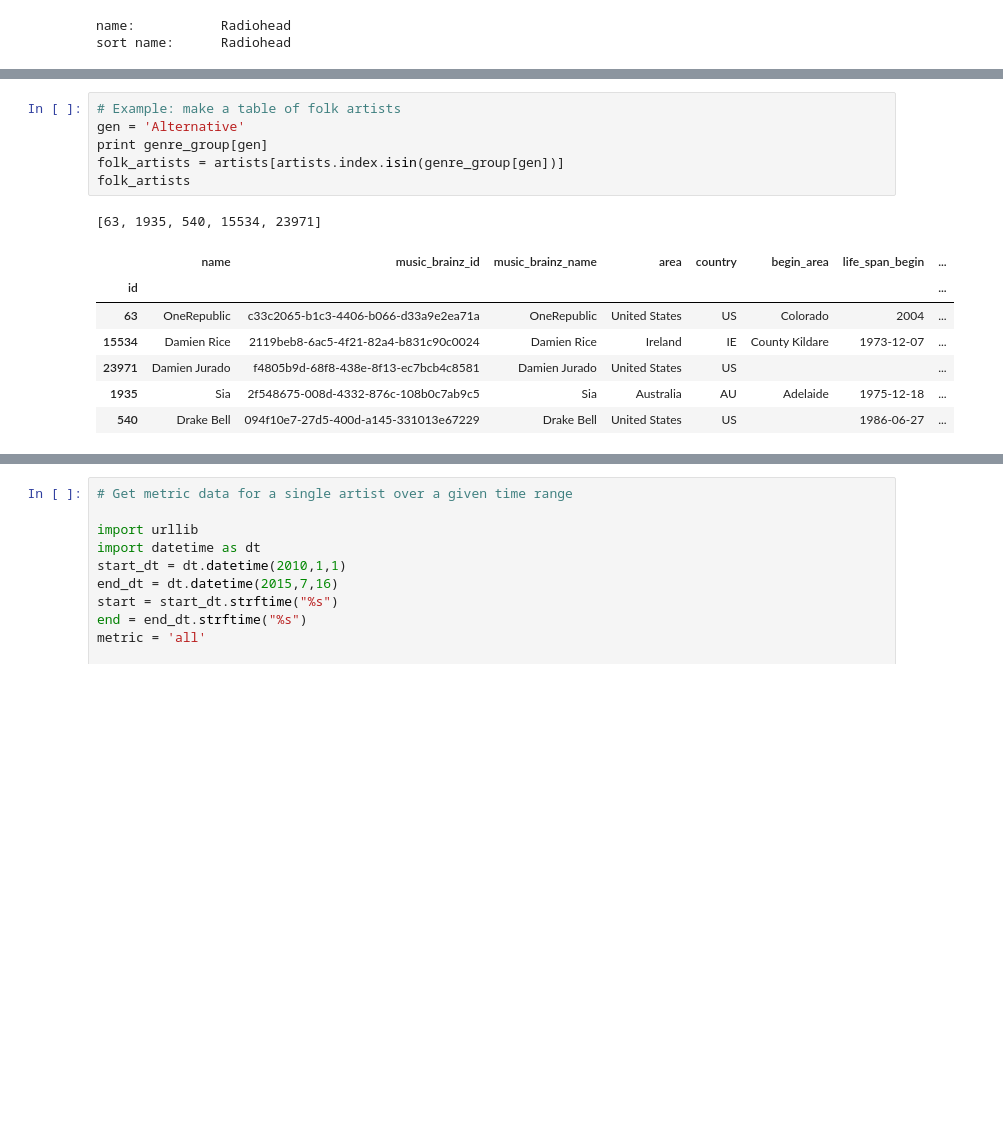
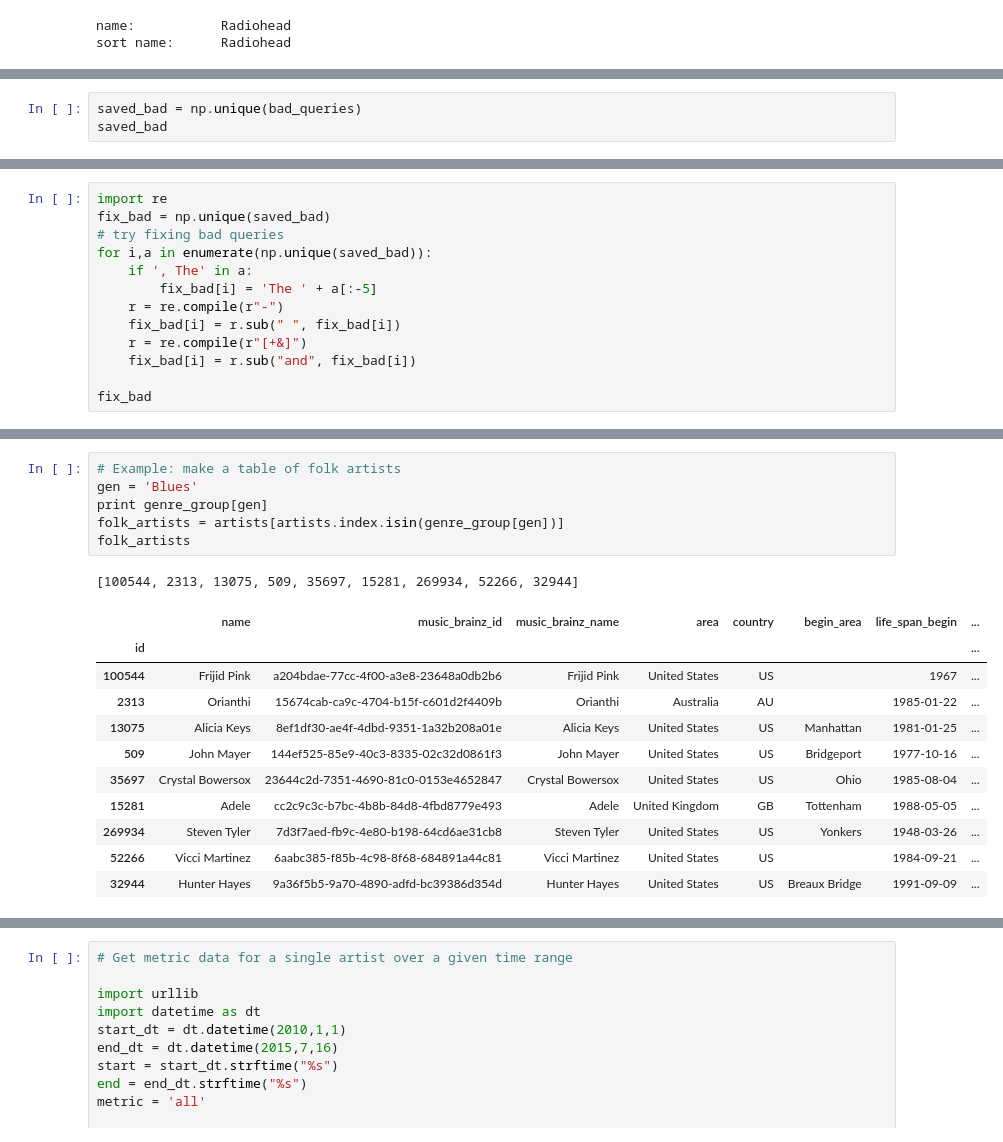
Before and after one commit to trxw/CDIPS_PandoraTeam, a Jupyter notebook: nextbigsound/nbs_api.ipynb, the cells around one changed output, grey strips where cells are left out. Saved outputs shown, nothing was run; the diff lists cells and outputs as text; blank space fills up the shorter version.

```diff
--- a/nextbigsound/nbs_api.ipynb
+++ b/nextbigsound/nbs_api.ipynb
@@ -248,0 +264,3 @@ IOError: ('http protocol error', 0, 'got a bad status line', None)
+# %%
+saved_bad = np.unique(bad_queries)
+saved_bad
@@ -248,0 +282,13 @@ IOError: ('http protocol error', 0, 'got a bad status line', None)
+# %%
+import re
+fix_bad = np.unique(saved_bad)
+# try fixing bad queries
+for i,a in enumerate(np.unique(saved_bad)):
+    if ', The' in a:
+        fix_bad[i] = 'The ' + a[:-5]
+    r = re.compile(r"-")
+    fix_bad[i] = r.sub(" ", fix_bad[i])
+    r = re.compile(r"[+&]")
+    fix_bad[i] = r.sub("and", fix_bad[i])
+
+fix_bad
@@ -304,18 +377,22 @@ Folk 6
 # %%
 # Example: make a table of folk artists
-gen = 'Alternative'
+gen = 'Blues'
 print genre_group[gen]
 folk_artists = artists[artists.index.isin(genre_group[gen])]
 folk_artists
 # %% [output]
-[63, 1935, 540, 15534, 23971]
+[100544, 2313, 13075, 509, 35697, 15281, 269934, 52266, 32944]
 |  | name | music_brainz_id | music_brainz_name | area | country | begin_area | life_span_begin | ... |
 | id |  |  |  |  |  |  |  | ... |
-| 63 | OneRepublic | c33c2065-b1c3-4406-b066-d33a9e2ea71a | OneRepublic | United States | US | Colorado | 2004 | ... |
-| 15534 | Damien Rice | 2119beb8-6ac5-4f21-82a4-b831c90c0024 | Damien Rice | Ireland | IE | County Kildare | 1973-12-07 | ... |
-| 23971 | Damien Jurado | f4805b9d-68f8-438e-8f13-ec7bcb4c8581 | Damien Jurado | United States | US |  |  | ... |
-| 1935 | Sia | 2f548675-008d-4332-876c-108b0c7ab9c5 | Sia | Australia | AU | Adelaide | 1975-12-18 | ... |
-| 540 | Drake Bell | 094f10e7-27d5-400d-a145-331013e67229 | Drake Bell | United States | US |  | 1986-06-27 | ... |
+| 100544 | Frijid Pink | a204bdae-77cc-4f00-a3e8-23648a0db2b6 | Frijid Pink | United States | US |  | 1967 | ... |
+| 2313 | Orianthi | 15674cab-ca9c-4704-b15f-c601d2f4409b | Orianthi | Australia | AU |  | 1985-01-22 | ... |
+| 13075 | Alicia Keys | 8ef1df30-ae4f-4dbd-9351-1a32b208a01e | Alicia Keys | United States | US | Manhattan | 1981-01-25 | ... |
+| 509 | John Mayer | 144ef525-85e9-40c3-8335-02c32d0861f3 | John Mayer | United States | US | Bridgeport | 1977-10-16 | ... |
+| 35697 | Crystal Bowersox | 23644c2d-7351-4690-81c0-0153e4652847 | Crystal Bowersox | United States | US | Ohio | 1985-08-04 | ... |
+| 15281 | Adele | cc2c9c3c-b7bc-4b8b-84d8-4fbd8779e493 | Adele | United Kingdom | GB | Tottenham | 1988-05-05 | ... |
+| 269934 | Steven Tyler | 7d3f7aed-fb9c-4e80-b198-64cd6ae31cb8 | Steven Tyler | United States | US | Yonkers | 1948-03-26 | ... |
+| 52266 | Vicci Martinez | 6aabc385-f85b-4c98-8f68-684891a44c81 | Vicci Martinez | United States | US |  | 1984-09-21 | ... |
+| 32944 | Hunter Hayes | 9a36f5b5-9a70-4890-adfd-bc39386d354d | Hunter Hayes | United States | US | Breaux Bridge | 1991-09-09 | ... |
 # %%
 # Generate and print tables by genres.
 for gen in genre_group.keys():
```
Also changed, not shown: parts of 11 cells of this notebook, 57 other files.
